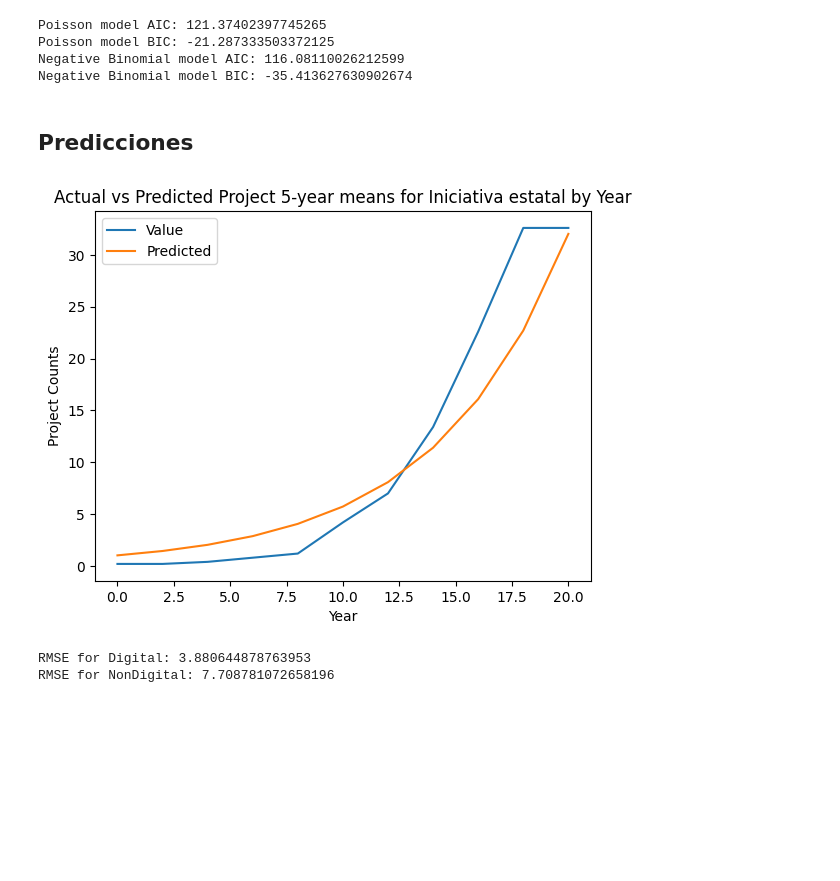
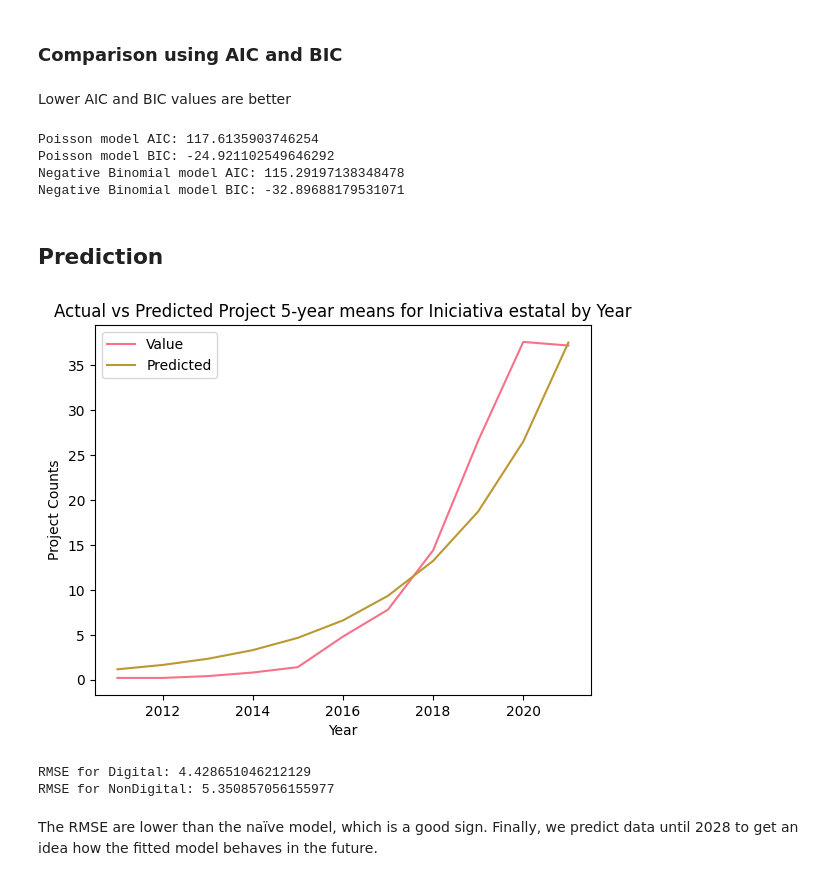
Before and after one commit to Instituto-Pulso-PUCP/revitalizacion-linguistica-latam, a Jupyter notebook: RegresionDigital.ipynb, the cells around one changed output. Saved outputs shown, nothing was run; the diff lists cells and outputs as text; code cells hidden in the pictures; blank space fills up the shorter version.

```diff
--- a/RegresionDigital.ipynb
+++ b/RegresionDigital.ipynb
@@ -23,0 +9,10 @@ df_proyectos.head()
+# %%
+df_projects = pd.read_csv('data/projectList.csv')
+
+#Drop Title, ArticleURL columns. They are from the original article and are not needed
+# Drop unnecessary columns
+columns_to_drop = [ 'Family', 'Language', 'glottocode', 'isocode', 'Speakers']
+df_projects.drop(columns_to_drop, axis=1, inplace=True)
+# Delete duplicates from the dataset. As we have dropped the language related columns, we will consider the project name and the country as discerning factors
+df_projects.drop_duplicates(inplace=True)
+print("We begin the analysis with {} projects".format(df_projects.shape[0]))
@@ -24,7 +23,7 @@ df_proyectos.head()
 # %%
-df_proyectos['Digital'] = df_proyectos['Redes sociales'] + df_proyectos['Tecnología']
-df_proyectos['Digital'] = df_proyectos['Digital'].apply(lambda x: 1 if x > 0 else 0)
+df_projects['Digital'] = df_projects['Social media'] + df_projects['Technology']
+df_projects['Digital'] = df_projects['Digital'].apply(lambda x: 1 if x > 0 else 0)
 
-df_proyectos['NonDigital'] = df_proyectos['Digital'].apply(lambda x: 0 if x == 1 else 1)
+df_projects['NonDigital'] = df_projects['Digital'].apply(lambda x: 0 if x == 1 else 1)
 
-df_proyectos = df_proyectos[['Year', 'Proyecto', 'Digital', 'NonDigital']]
+df_projects = df_projects[['Year', 'Project', 'Digital', 'NonDigital']]
@@ -40,5 +30,5 @@ df_proyectos.head()
 # %%
-total_proyectos = df_proyectos.groupby('Year').size()
+total_proyectos = df_projects.groupby('Year').size()
 
-num_proyectos_year = df_proyectos.groupby('Year')[['Digital', 'NonDigital']].sum()
-num_proyectos_year.to_csv('Num_digital_proyectos_year.csv')
+num_proyectos_year = df_projects.groupby('Year')[['Digital', 'NonDigital']].sum()
+# num_proyectos_year.to_csv('Num_digital_proyectos_year.csv')
@@ -70,12 +64,6 @@ plt.show()
 df_num_proyectos_by_year = pd.DataFrame(columns=['Year', 'Value'])
 for year in df_num_proyectos.index:
     df_num_proyectos_by_year.loc[len(df_num_proyectos_by_year)] = [year, df_num_proyectos.loc[year].sum()]
-# %%
-#Create exposure variable. Foe each row in df_mean_expanded, the exposure will be the value of df_num_proyectos_by_year for the corresponding year
-df_mean_expanded['Exposure'] = 0
-for i in range(len(df_mean_expanded)):
-    year = df_mean_expanded.loc[i, 'Year']
-    df_mean_expanded.loc[i, 'Exposure'] = df_num_proyectos_by_year[df_num_proyectos_by_year['Year'] == year]['Value'].values[0]
 # %%
 poisson_glm = smf.glm('Value ~ Year + Category', data=df_mean_expanded, family=sm.families.Poisson()).fit()
 print(poisson_glm.summary())
@@ -221,3 +209,7 @@ Naive RMSE for NonDigital: 7.63870094100533
+# %% [markdown]
+### Comparison using AIC and BIC
+# %% [markdown]
+Lower AIC and BIC values are better
 # %%
 # Print AIC and BIC for Poisson model
 print('Poisson model AIC:', poisson_glm.aic)
@@ -227,10 +219,10 @@ print('Poisson model BIC:', poisson_glm.bic)
 print('Negative Binomial model AIC:', nbinomial_glm.aic)
 print('Negative Binomial model BIC:', nbinomial_glm.bic)
 # %% [output]
-Poisson model AIC: 121.37402397745265
-Poisson model BIC: -21.287333503372125
-Negative Binomial model AIC: 116.08110026212599
-Negative Binomial model BIC: -35.413627630902674
+Poisson model AIC: 117.6135903746254
+Poisson model BIC: -24.921102549646292
+Negative Binomial model AIC: 115.29197138348478
+Negative Binomial model BIC: -32.89688179531071
 # %% [markdown]
-## Predicciones
+## Prediction
 # %%
@@ -238,28 +231,32 @@ df_mean_expanded.reset_index(inplace=True)
 df_mean_expanded['Predicted'] = nbinomial_glm.predict(df_mean_expanded)
 df_mean_expanded['Residuals'] = df_mean_expanded['Value'] - df_mean_expanded['Predicted']
 # %%
+#We plot some predictions to see how the model is performing
+
 # Set 'Year' as the index
-# df_mean_expanded.set_index('Year', inplace=True)
+df_mean_expanded.set_index('Year', inplace=True)
 
 # Plot actual vs predicted project counts
 df_mean_expanded[df_mean_expanded['Category']=='Digital'][['Value','Predicted']].plot()
 plt.title('Actual vs Predicted Project 5-year means for Iniciativa estatal by Year')
 plt.xlabel('Year')
 plt.ylabel('Project Counts')
 
 plt.show()
 # %% [output]
-[figure, old version]
+[figure, new version]
 # %%
-# get rmse for each prediction
+#Get rmse for each prediction
 for column in df_num_proyectos.columns:
     actual = df_mean_expanded[df_mean_expanded['Category']==column]['Value']
     predicted = df_mean_expanded[df_mean_expanded['Category']==column]['Predicted']
     rmse = sqrt(mean_squared_error(actual, predicted))
     print(f'RMSE for {column}: {rmse}')
 # %% [output]
-RMSE for Digital: 3.880644878763953
-RMSE for NonDigital: 7.708781072658196
+RMSE for Digital: 4.428651046212129
+RMSE for NonDigital: 5.350857056155977
+# %% [markdown]
+The RMSE are lower than the naïve model, which is a good sign. Finally, we predict data until 2028 to get an idea how the fitted model behaves in the future.
 # %%
 df_future = pd.DataFrame(columns=['Year', 'Category'])
 for year in range(2019,2028):
```
Also changed, not shown: parts of 24 cells of this notebook, 1 other file.
